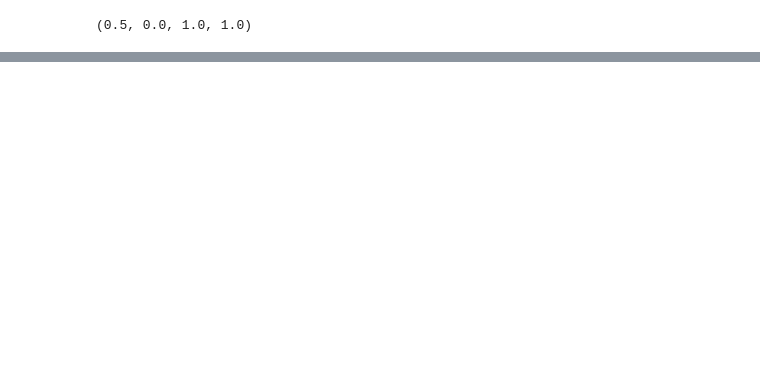
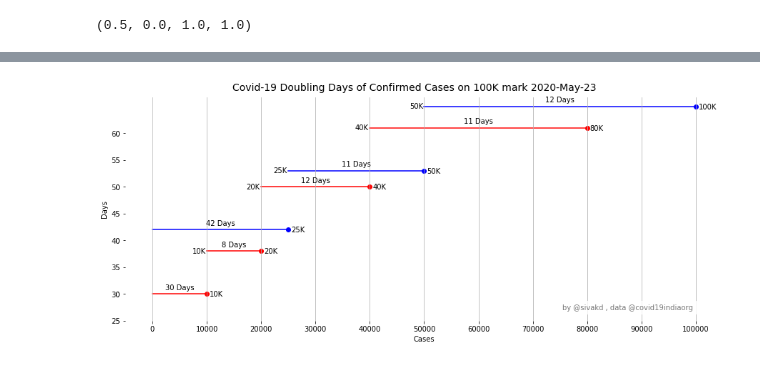
Before and after one commit to dsivakumar/covid-19-India, a Jupyter notebook: covid-analysis-v1.2.ipynb, the cells around one changed output, grey strips where cells are left out. Drawn from its saved outputs; the diff is of its cells as text; code cells hidden in the pictures; blank space fills up the shorter version.

```diff
--- a/covid-analysis-v1.2.ipynb
+++ b/covid-analysis-v1.2.ipynb
@@ -352,2 +363,0 @@ plt.savefig("covid-top-states-stacked-active-"+today+".png",bbox_inches = "tight
-# %%
-cff = c_df[c_df['date']<=dts.iloc[-1]]['tt'].astype('int').sum()
@@ -378,0 +467,89 @@ Index(['tt', 'mh', 'gj', 'tn', 'dl', 'rj', 'mp', 'up', 'wb', 'ap', 'pb', 'tg',
+# %%
+fig, ax = plt.subplots(figsize=(15, 5))
+d=2700
+dx=500
+cusu = cff['tt'].cumsum()
+x2=9999
+x1=0
+y1=cusu[cusu>x1].index[0]
+y2=cusu[cusu>x2].index[0]
+ax.plot((x1,x2),(y2,y2), color='r', zorder=1)
+ax.plot(x2,y2, 'ro',color='r', zorder=1)
+ax.text((x1+x2)/2,y2+0.81,np.str(y2-y1)+' Days',ha='center')
+ax.text(x2+500,y2-0.5,'10K')
+
+x2=20000
+x1=10000
+y1=cusu[cusu>x1].index[0]
+y2=cusu[cusu>x2].index[0]
+ax.plot((x1,x2),(y2,y2), color='r', zorder=1)
+ax.plot(x2,y2, 'ro',color='r', zorder=1)
+ax.text((x1+x2)/2,y2+0.81,np.str(y2-y1)+' Days',ha='center')
+ax.text(x1-d,y2-0.4,'10K')
+ax.text(x2+500,y2-0.4,'20K')
+
+x1=20000
+x2=40000
+y1=cusu[cusu>x1].index[0]
+y2=cusu[cusu>x2].index[0]
+ax.plot((x1,x2),(y2,y2), color='r', zorder=1)
+ax.plot(x2,y2, 'ro',color='r', zorder=1)
+ax.text((x1+x2)/2,y2+0.81,np.str(y2-y1)+' Days',ha='center')
+ax.text(x1-d,y2-0.4,'20K')
+ax.text(x2+500,y2-0.5,'40K')
+
+x1=40000
+x2=80000
+y1=cusu[cusu>x1].index[0]
+y2=cusu[cusu>x2].index[0]
+ax.plot((x1,x2),(y2,y2), color='r', zorder=1)
+ax.plot(x2,y2, 'ro',color='r', zorder=1)
+ax.text((x1+x2)/2,y2+0.81,np.str(y2-y1)+' Days',ha='center')
+ax.text(x1-d,y2-0.4,'40K')
+ax.text(x2+500,y2-0.5,'80K')
+
+
+x1=0
+x2=25000
+y1=cusu[cusu>x1].index[0]
+y2=cusu[cusu>x2].index[0]
+ax.plot((x1,x2),(y2,y2), color='b', zorder=1)
+ax.plot(x2,y2, 'ro',color='b', zorder=1)
+ax.text((x1+x2)/2,y2+0.81,np.str(y2-y1)+' Days',ha='center')
+ax.text(x2+500,y2-0.5,'25K')
+
+x1=25000
+x2=50000
+y1=cusu[cusu>x1].index[0]
+y2=cusu[cusu>x2].index[0]
+ax.plot((x1,x2),(y2,y2), color='b', zorder=1)
+ax.plot(x2,y2, 'ro',color='b', zorder=1)
+ax.text((x1+x2)/2,y2+0.81,np.str(y2-y1)+' Days',ha='center')
+ax.text(x1-d,y2-0.4,'25K')
+ax.text(x2+500,y2-0.5,'50K')
+
+x1=50000
+x2=100000
+y1=cusu[cusu>x1].index[0]
+y2=cusu[cusu>x2].index[0]
+ax.plot((x1,x2),(y2,y2), color='b', zorder=1)
+ax.plot(x2,y2, 'ro',color='b', zorder=1)
+ax.text((x1+x2)/2,y2+0.8,np.str(y2-y1)+' Days',ha='center')
+ax.text(x1-d,y2-0.4,'50K')
+ax.text(x2+500,y2-0.5,'100K')
+
+ax.set_frame_on(False)
+#ax.grid(axis='y')
+ax.grid(axis='x')
+
+plt.ylabel('Days')
+plt.xlabel('Cases')
+plt.xticks(np.arange(0, 110000, 10000))
+plt.yticks(np.arange(25, 65, 5))
+plt.text(0.95, 0.05, 'by @sivakd , data @covid19indiaorg', transform=ax.transAxes, ha='right',
+        color='#777777', bbox=dict(facecolor='white', alpha=0.8, edgecolor='white'))
+plt.subplots_adjust(left=None, bottom=0.01, right=None, top=None, wspace=None, hspace=0.4)
+fig.suptitle("Covid-19 Doubling Days of Confirmed Cases on 100K mark 2020-"+today,size=14,y=0.935)
+plt.savefig("covid-doubling-days-hor"+today+".png",bbox_inches = "tight")
+# %% [output]
+[figure, added]
```
Also changed, not shown: parts of 21 cells of this notebook.
